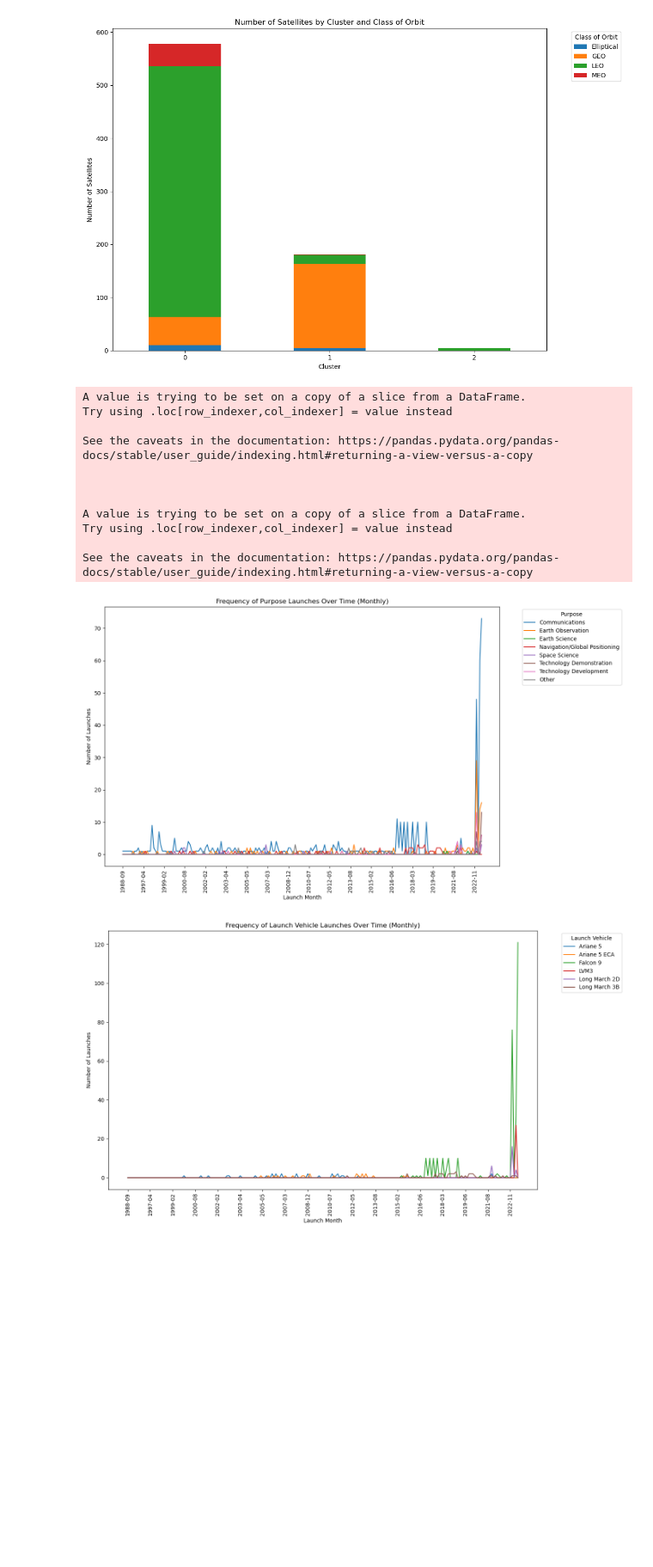
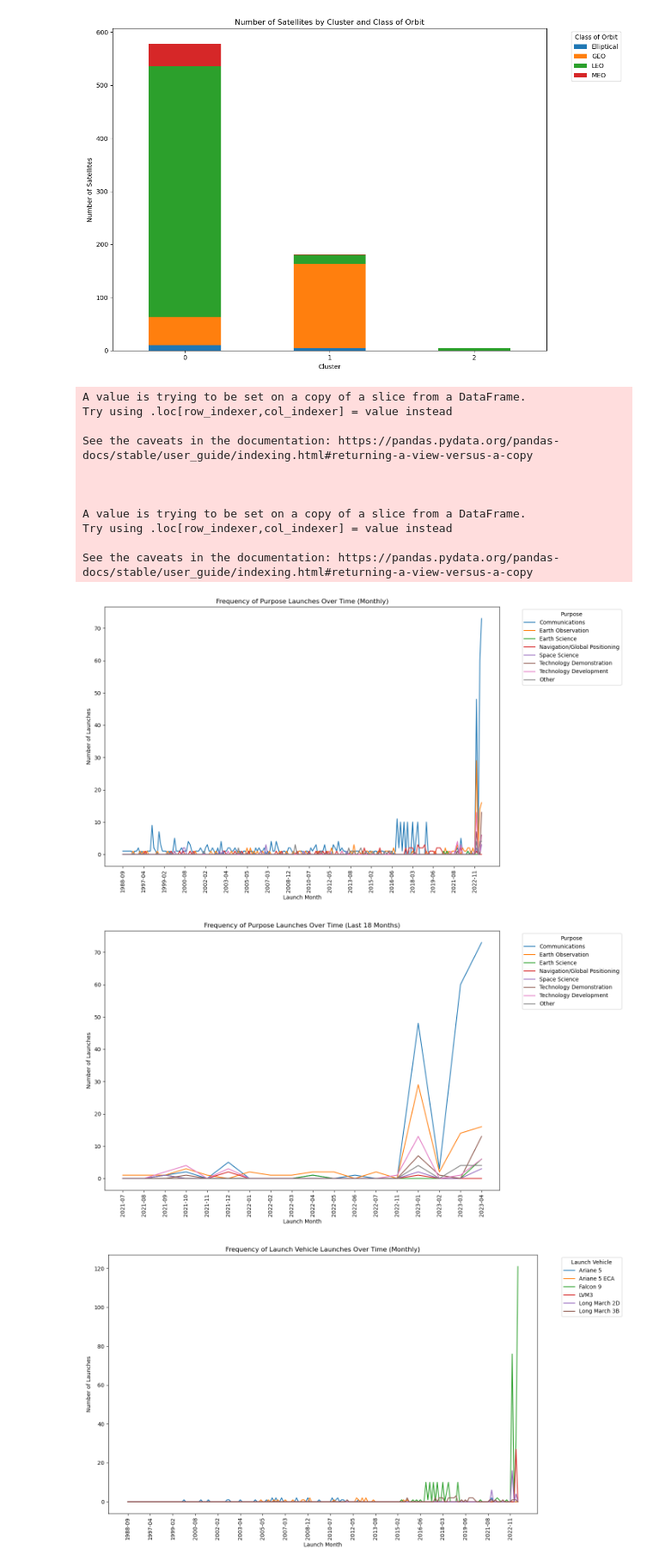
Before and after one commit to wweissbluth/dan-midterm-repo, a Jupyter notebook: midterm.ipynb, the cells around one changed output. Shown at 86% size. Saved outputs shown, nothing was run; the diff lists cells and outputs as text; code cells hidden in the pictures; blank space fills up the shorter version.

```diff
--- a/midterm.ipynb
+++ b/midterm.ipynb
@@ -224,30 +224,49 @@ launch_counts['Other'] = launch_counts.loc[:, ~launch_counts.columns.isin(filter
 launch_counts = launch_counts.loc[:, launch_counts.columns.isin(filtered_purposes) | (launch_counts.columns == 'Other')]
 
 # Plot the line chart
 plt.figure(figsize=(14, 8))
 for purpose in launch_counts.columns:
     plt.plot(launch_counts.index.astype(str), launch_counts[purpose], label=purpose)
 
 plt.title('Frequency of Purpose Launches Over Time (Monthly)')
 plt.xlabel('Launch Month')
 plt.ylabel('Number of Launches')
 plt.legend(title='Purpose', bbox_to_anchor=(1.05, 1), loc='upper left')
 
 # Simplify the x-axis
 plt.xticks(ticks=range(0, len(launch_counts.index), 12), labels=launch_counts.index[::12].astype(str), rotation=90)
 
 plt.tight_layout()
 plt.show()
+
+# Plot the line chart for the last 18 months
+last_18_months_purpose = launch_counts.loc[launch_counts.index[-18:]]
+
+plt.figure(figsize=(14, 8))
+for purpose in last_18_months_purpose.columns:
+    plt.plot(last_18_months_purpose.index.astype(str), last_18_months_purpose[purpose], label=purpose)
+
+plt.title('Frequency of Purpose Launches Over Time (Last 18 Months)')
+plt.xlabel('Launch Month')
+plt.ylabel('Number of Launches')
+plt.legend(title='Purpose', bbox_to_anchor=(1.05, 1), loc='upper left')
+
+# Simplify the x-axis
+plt.xticks(ticks=range(0, len(last_18_months_purpose.index), 1), labels=last_18_months_purpose.index.astype(str), rotation=90)
+
+plt.tight_layout()
+plt.show()
 # %% [output]
 A value is trying to be set on a copy of a slice from a DataFrame.
 Try using .loc[row_indexer,col_indexer] = value instead
 
 See the caveats in the documentation: https://pandas.pydata.org/pandas-docs/stable/user_guide/indexing.html#returning-a-view-versus-a-copy
 
 
 
 A value is trying to be set on a copy of a slice from a DataFrame.
 Try using .loc[row_indexer,col_indexer] = value instead
 
 See the caveats in the documentation: https://pandas.pydata.org/pandas-docs/stable/user_guide/indexing.html#returning-a-view-versus-a-copy
 [figure]
+[figure, added]
```
Also changed, not shown: parts of 1 cell of this notebook.
